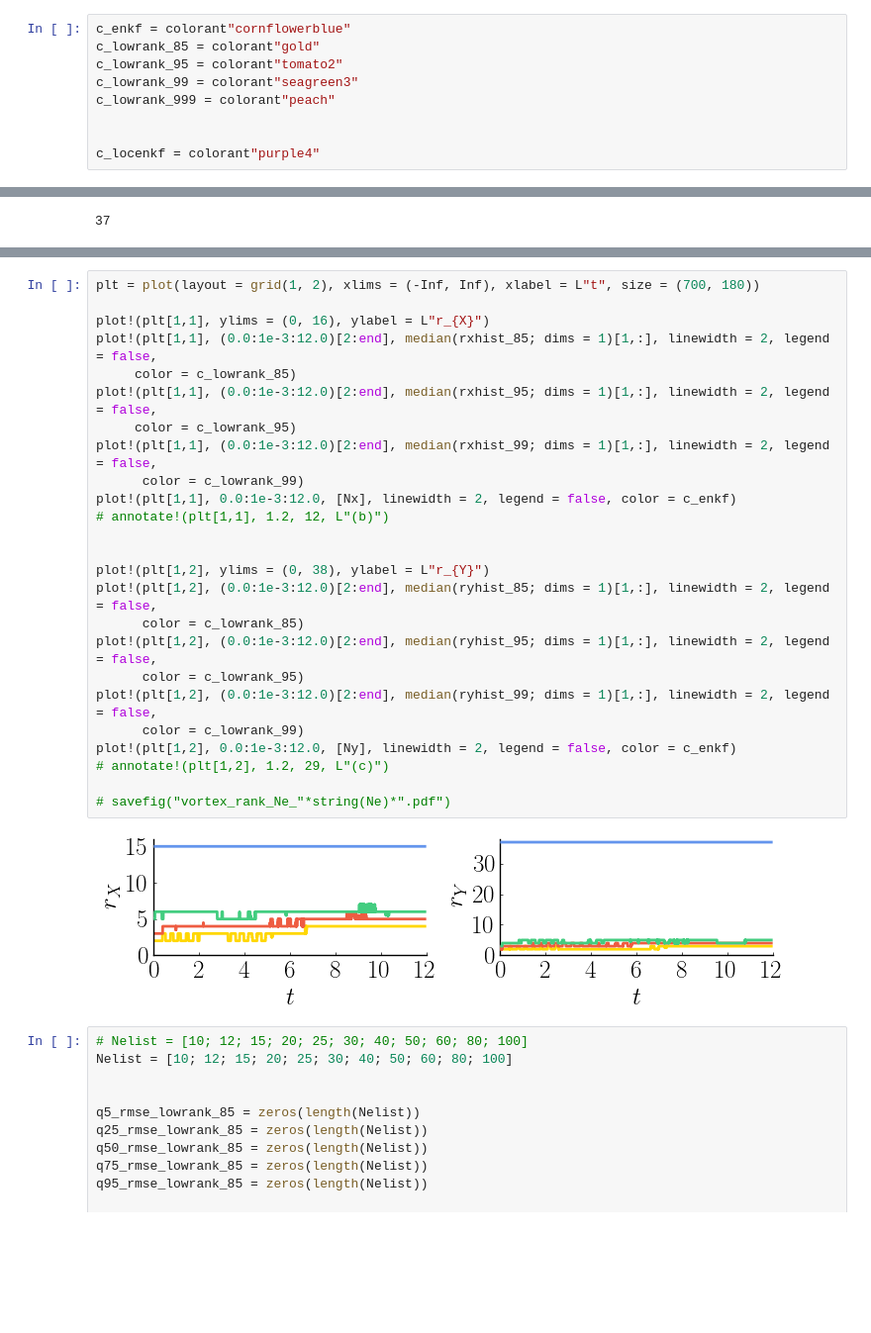
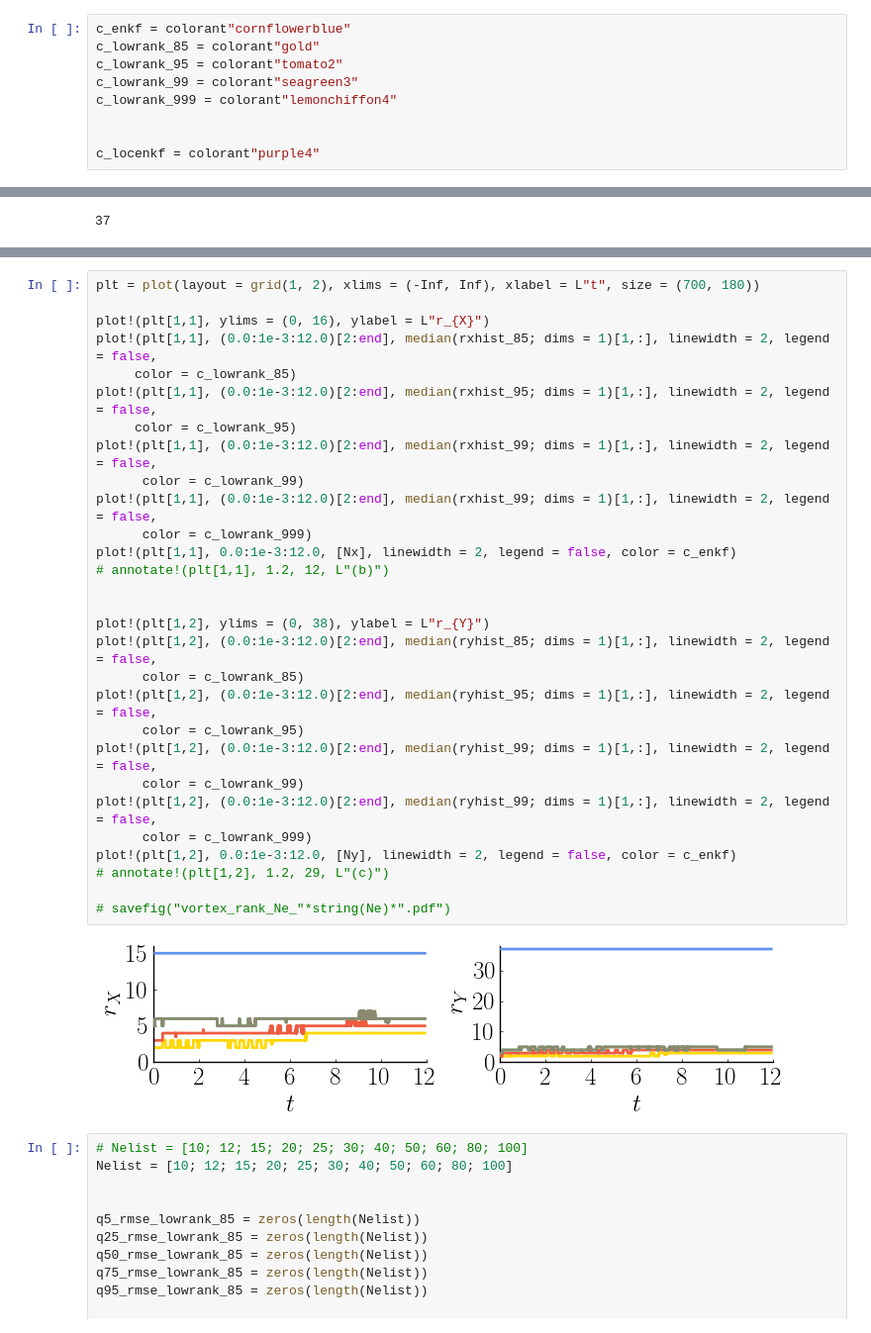
Before and after one commit to mleprovost/LowRankVortex.jl, a Jupyter notebook: localization/Figures Vortex RMSE.ipynb, the cells around one changed output, grey strips where cells are left out. Shown at 99% size. Drawn from its saved outputs; the diff is of its cells as text; blank space fills up the shorter version.

```diff
--- a/localization/Figures Vortex RMSE.ipynb
+++ b/localization/Figures Vortex RMSE.ipynb
@@ -56,7 +38,7 @@ c_enkf = colorant"cornflowerblue"
 c_lowrank_85 = colorant"gold"
 c_lowrank_95 = colorant"tomato2"
 c_lowrank_99 = colorant"seagreen3"
-c_lowrank_999 = colorant"peach"
+c_lowrank_999 = colorant"lemonchiffon4"
 
 
 c_locenkf = colorant"purple4"
@@ -92,30 +80,34 @@ ryhist_99 = load("/media/mat/HDD/LowRankVortex.jl/localization/data/metric_vorte
 # %%
 plt = plot(layout = grid(1, 2), xlims = (-Inf, Inf), xlabel = L"t", size = (700, 180))
 
 plot!(plt[1,1], ylims = (0, 16), ylabel = L"r_{X}")
 plot!(plt[1,1], (0.0:1e-3:12.0)[2:end], median(rxhist_85; dims = 1)[1,:], linewidth = 2, legend = false,
      color = c_lowrank_85)
 plot!(plt[1,1], (0.0:1e-3:12.0)[2:end], median(rxhist_95; dims = 1)[1,:], linewidth = 2, legend = false,
      color = c_lowrank_95)
 plot!(plt[1,1], (0.0:1e-3:12.0)[2:end], median(rxhist_99; dims = 1)[1,:], linewidth = 2, legend = false,
       color = c_lowrank_99)
+plot!(plt[1,1], (0.0:1e-3:12.0)[2:end], median(rxhist_99; dims = 1)[1,:], linewidth = 2, legend = false,
+      color = c_lowrank_999)
 plot!(plt[1,1], 0.0:1e-3:12.0, [Nx], linewidth = 2, legend = false, color = c_enkf)
 # annotate!(plt[1,1], 1.2, 12, L"(b)")
 
 
 plot!(plt[1,2], ylims = (0, 38), ylabel = L"r_{Y}")
 plot!(plt[1,2], (0.0:1e-3:12.0)[2:end], median(ryhist_85; dims = 1)[1,:], linewidth = 2, legend = false,
       color = c_lowrank_85)
 plot!(plt[1,2], (0.0:1e-3:12.0)[2:end], median(ryhist_95; dims = 1)[1,:], linewidth = 2, legend = false,
       color = c_lowrank_95)
 plot!(plt[1,2], (0.0:1e-3:12.0)[2:end], median(ryhist_99; dims = 1)[1,:], linewidth = 2, legend = false,
       color = c_lowrank_99)
+plot!(plt[1,2], (0.0:1e-3:12.0)[2:end], median(ryhist_99; dims = 1)[1,:], linewidth = 2, legend = false,
+      color = c_lowrank_999)
 plot!(plt[1,2], 0.0:1e-3:12.0, [Ny], linewidth = 2, legend = false, color = c_enkf)
 # annotate!(plt[1,2], 1.2, 29, L"(c)")
 
 # savefig("vortex_rank_Ne_"*string(Ne)*".pdf")
 # %% [output]
-[figure, old version]
+[figure, new version]
 # %%
 # Nelist = [10; 12; 15; 20; 25; 30; 40; 50; 60; 80; 100]
 Nelist = [10; 12; 15; 20; 25; 30; 40; 50; 60; 80; 100]
```
Also changed, not shown: parts of 7 cells of this notebook, 11 other files.
